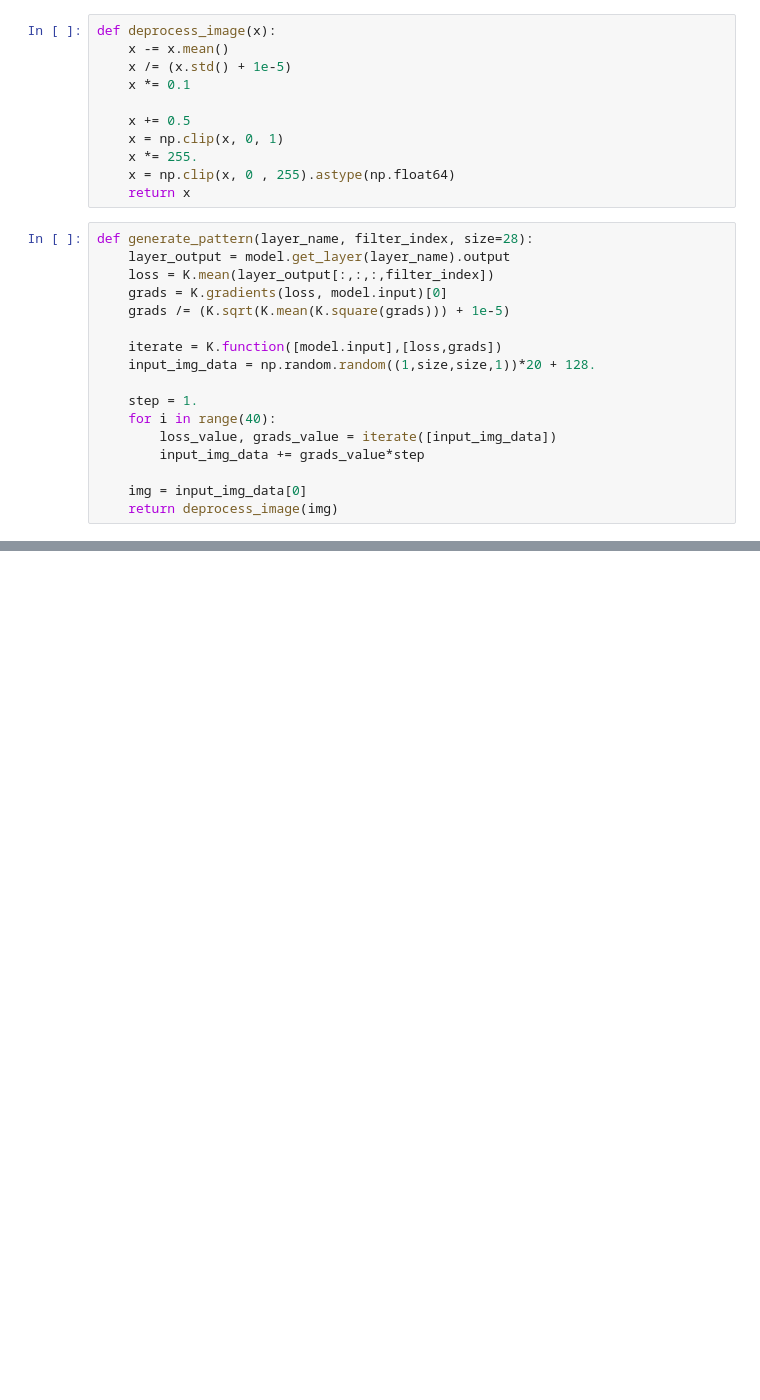
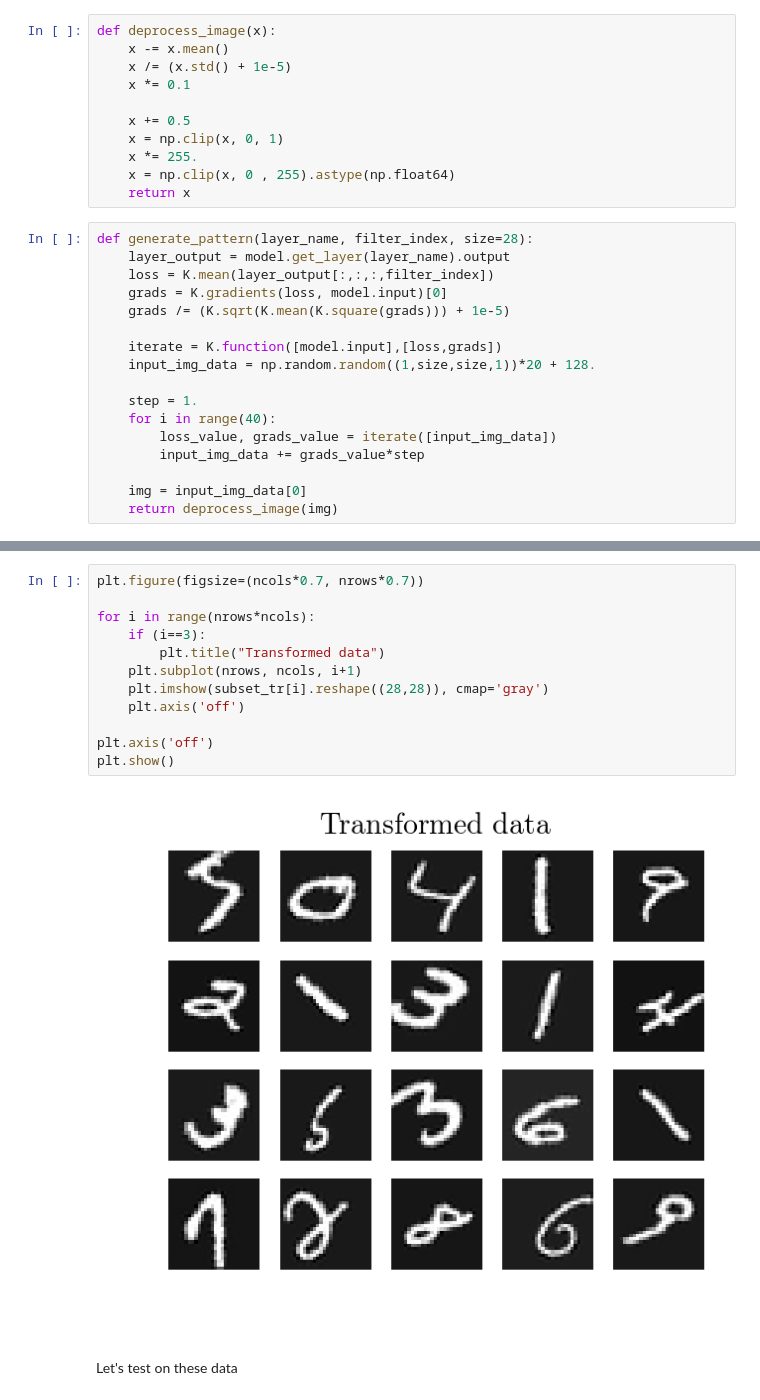
Before and after one commit to dtanoglidis/Machine-Learning-and-Large-Scale-Data-Analysis, a Jupyter notebook: HW4_Prob1_Tanoglidis.ipynb, the cells around one changed output, grey strips where cells are left out. Drawn from its saved outputs; the diff is of its cells as text; blank space fills up the shorter version.

```diff
--- a/HW4_Prob1_Tanoglidis.ipynb
+++ b/HW4_Prob1_Tanoglidis.ipynb
@@ -226,0 +566,16 @@ plt.show()
+# %%
+plt.figure(figsize=(ncols*0.7, nrows*0.7))
+
+for i in range(nrows*ncols):
+    if (i==3):
+        plt.title("Transformed data")
+    plt.subplot(nrows, ncols, i+1)
+    plt.imshow(subset_tr[i].reshape((28,28)), cmap='gray')
+    plt.axis('off')
+
+plt.axis('off')
+plt.show()
+# %% [output]
+[figure, added]
+# %% [markdown]
+Let's test on these data
```
Also changed, not shown: parts of 38 cells of this notebook.
